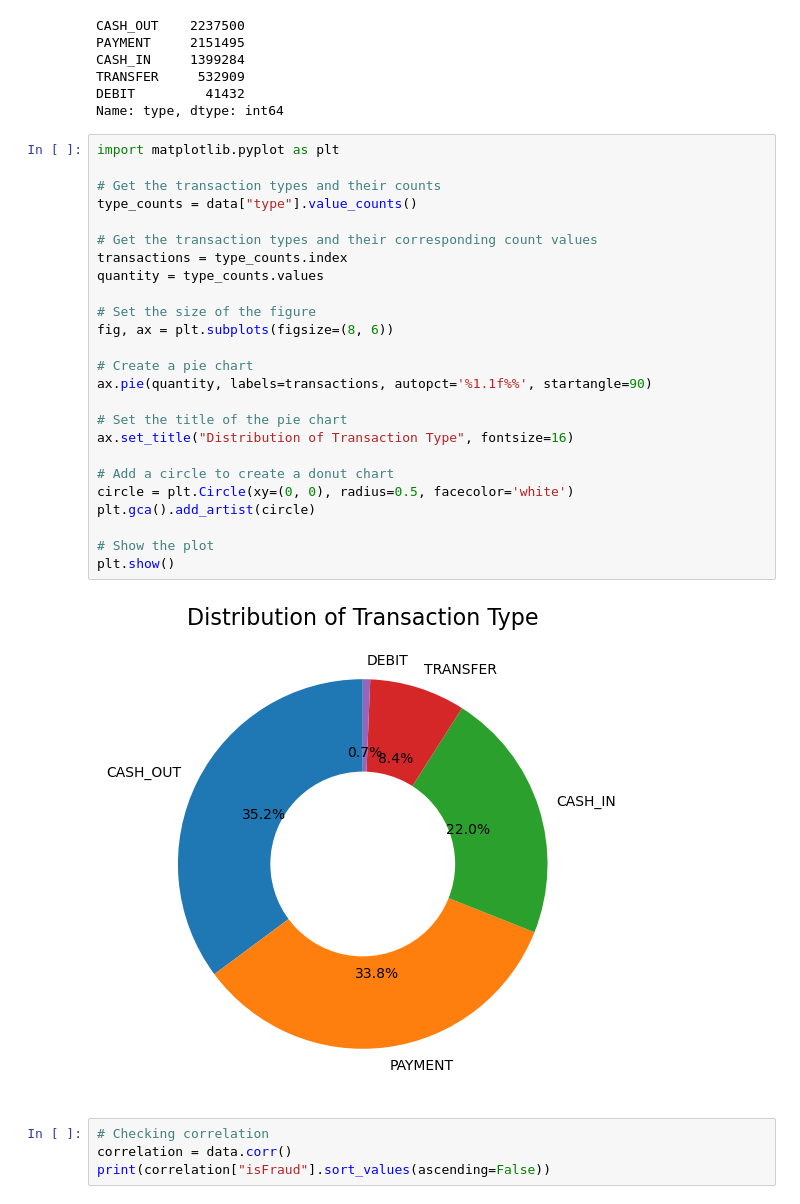
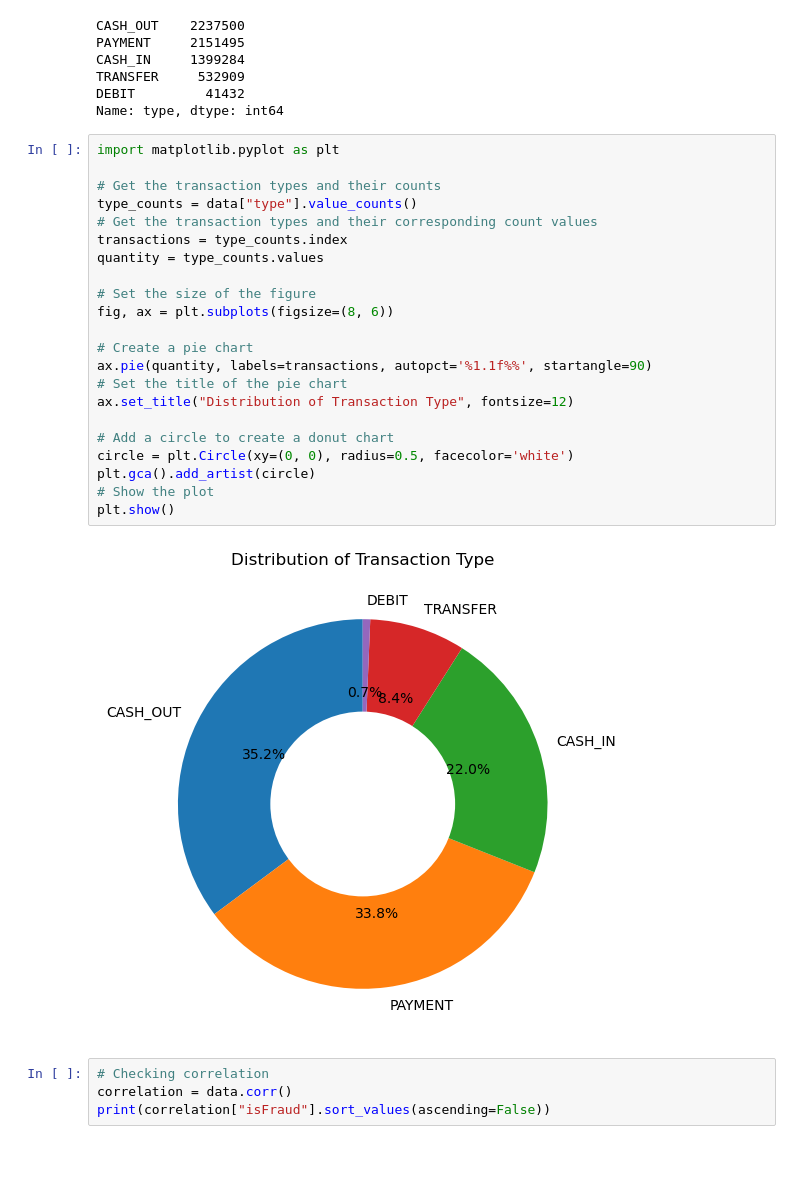
Before and after one commit to engineersakibcse47/Machine-Learning-DS-Works, a Jupyter notebook: Machine Learning Project/Online Payments Fraud Detection using Python.ipynb, the cells around one changed output. Drawn from its saved outputs; the diff is of its cells as text; blank space fills up the shorter version.

```diff
--- a/Machine Learning Project/Online Payments Fraud Detection using Python.ipynb
+++ b/Machine Learning Project/Online Payments Fraud Detection using Python.ipynb
@@ -61,30 +61,27 @@ Name: type, dtype: int64
 # %%
 import matplotlib.pyplot as plt
 
 # Get the transaction types and their counts
 type_counts = data["type"].value_counts()
-
 # Get the transaction types and their corresponding count values
 transactions = type_counts.index
 quantity = type_counts.values
 
 # Set the size of the figure
 fig, ax = plt.subplots(figsize=(8, 6))
 
 # Create a pie chart
 ax.pie(quantity, labels=transactions, autopct='%1.1f%%', startangle=90)
-
 # Set the title of the pie chart
-ax.set_title("Distribution of Transaction Type", fontsize=16)
+ax.set_title("Distribution of Transaction Type", fontsize=12)
 
 # Add a circle to create a donut chart
 circle = plt.Circle(xy=(0, 0), radius=0.5, facecolor='white')
 plt.gca().add_artist(circle)
-
 # Show the plot
 plt.show()
 # %% [output]
-[figure, old version]
+[figure, new version]
 # %%
 # Checking correlation
 correlation = data.corr()
```
Also changed, not shown: parts of 3 cells of this notebook.
